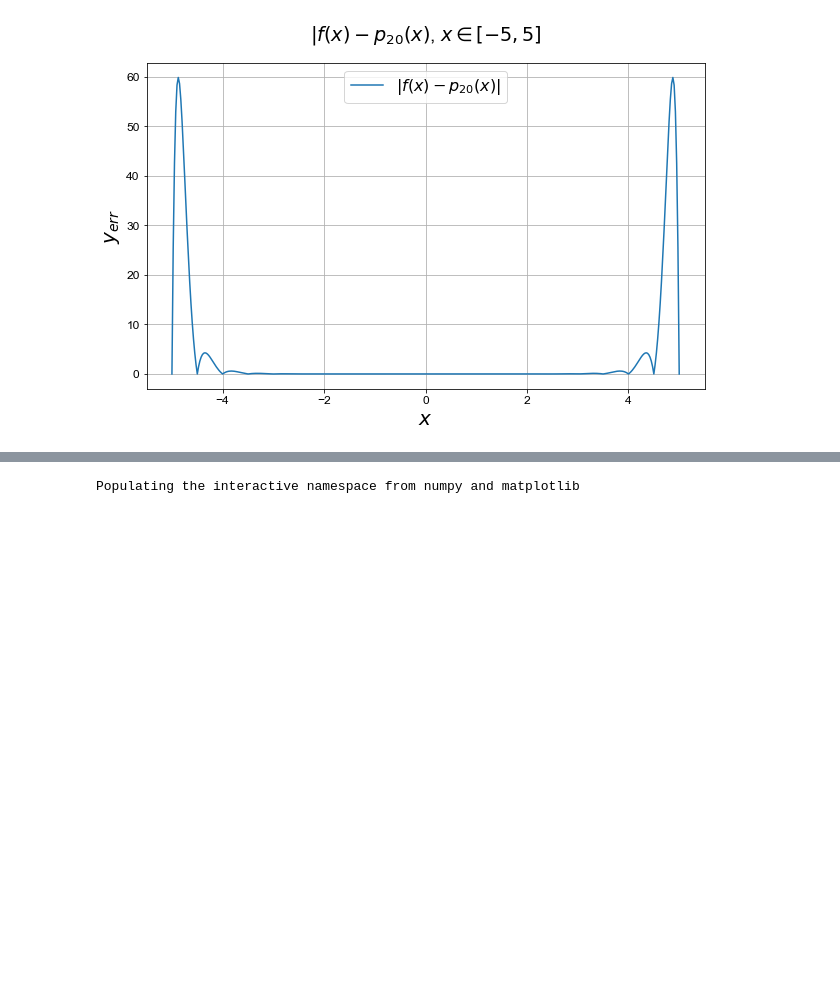
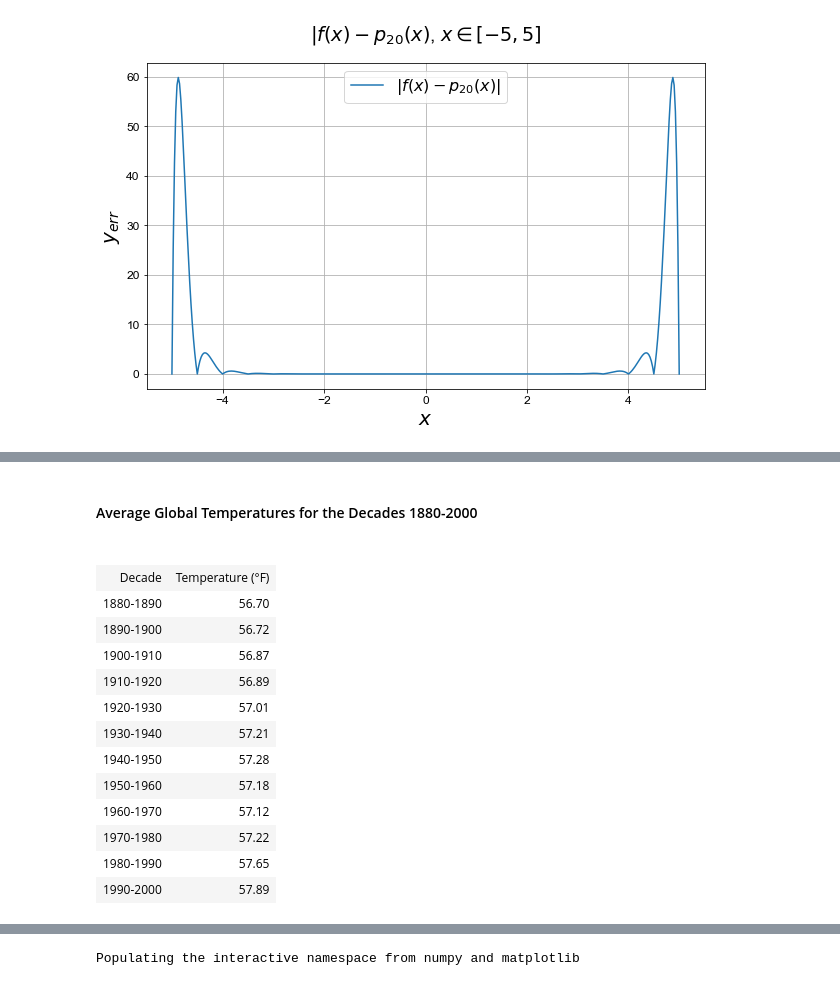
Before and after one commit to andy-rash/MATH3316, a Jupyter notebook: Project3/MATH3316-Project3/doc/RobertRash_MATH3316_Project3.ipynb, the cells around one changed output, grey strips where cells are left out. Cells and saved outputs as stored; diff of their text form; code cells hidden in the pictures; blank space fills up the shorter version.

```diff
--- a/Project3/MATH3316-Project3/doc/RobertRash_MATH3316_Project3.ipynb
+++ b/Project3/MATH3316-Project3/doc/RobertRash_MATH3316_Project3.ipynb
@@ -417,0 +533,39 @@ pylab.legend(('$|f(x) - p_{20}(x)|$',))
+# %%
+from IPython.display import (HTML, display)
+
+decades = ['1880-1890', '1890-1900', '1900-1910', '1910-1920', \
+           '1920-1930', '1930-1940', '1940-1950', '1950-1960', \
+           '1960-1970', '1970-1980', '1980-1990', '1990-2000']
+temps = ['56.70', '56.72', '56.87', '56.89', \
+         '57.01', '57.21', '57.28', '57.18', \
+         '57.12', '57.22', '57.65', '57.89']
+
+table = [ decades, temps ]
+
+table[0] = np.hstack(('Decade', table[0]))
+table[1] = np.hstack(('Temperature (°F)', table[1]))
+
+table = zip(*table)
+
+display(HTML('<h4>Average Global Temperatures for the Decades 1880-2000<h4>'))
+display(HTML(
+    '<table><tr>{}</tr></table>'.format(
+        '</tr><tr>'.join(
+            '<td>{}</td>'.format('</td><td>'.join(str(_) for _ in row)) for row in table)
+        )
+ ))
+# %% [output]
+Average Global Temperatures for the Decades 1880-2000
+| Decade | Temperature (°F) |
+| 1880-1890 | 56.70 |
+| 1890-1900 | 56.72 |
+| 1900-1910 | 56.87 |
+| 1910-1920 | 56.89 |
+| 1920-1930 | 57.01 |
+| 1930-1940 | 57.21 |
+| 1940-1950 | 57.28 |
+| 1950-1960 | 57.18 |
+| 1960-1970 | 57.12 |
+| 1970-1980 | 57.22 |
+| 1980-1990 | 57.65 |
+| 1990-2000 | 57.89 |
```
Also changed, not shown: parts of 27 cells of this notebook.
